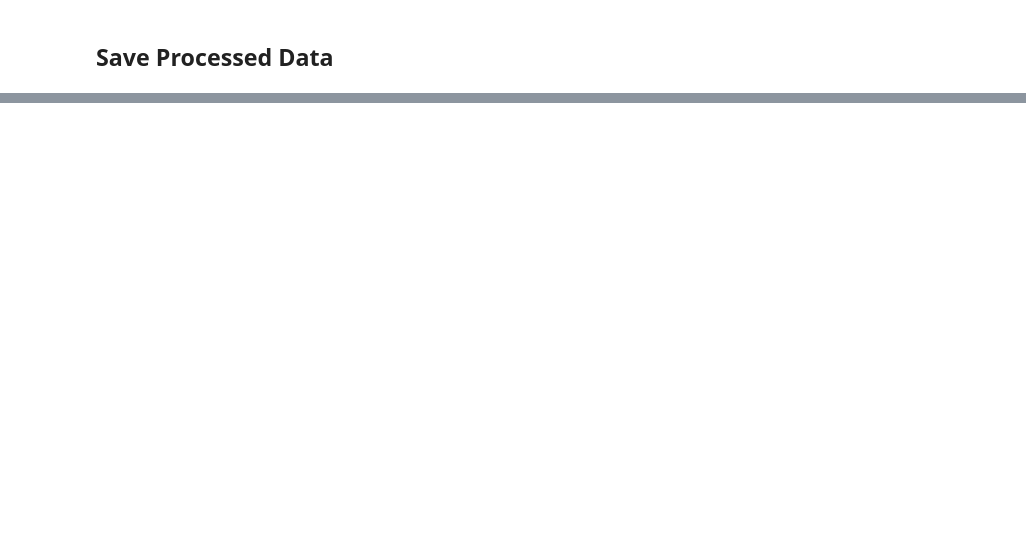
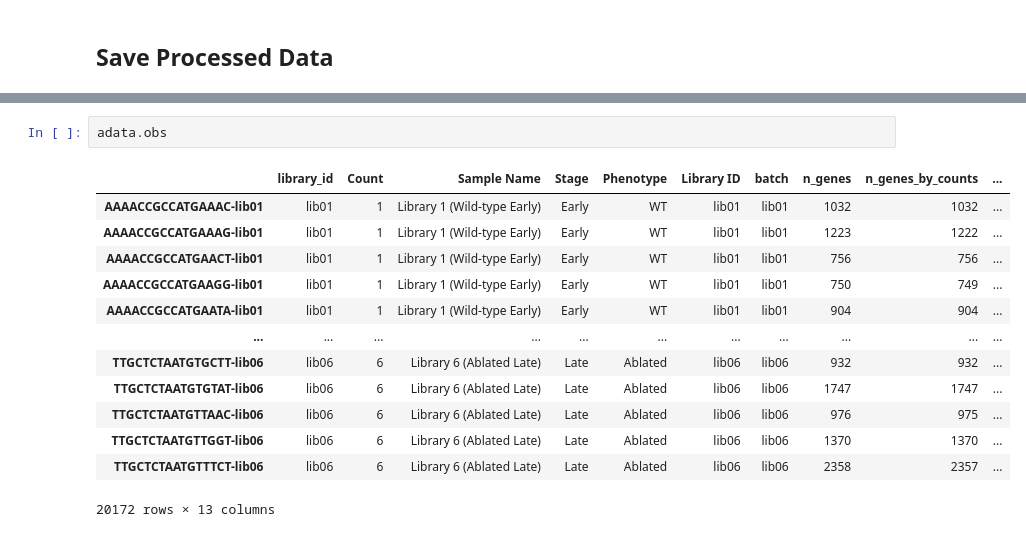
Before and after one commit to MiquelSendra/scParhyale, a Jupyter notebook: notebooks/scParhyale_analysis.ipynb, the cells around one changed output, grey strips where cells are left out. Saved outputs shown, nothing was run; the diff lists cells and outputs as text; blank space fills up the shorter version.

```diff
--- a/notebooks/scParhyale_analysis.ipynb
+++ b/notebooks/scParhyale_analysis.ipynb
@@ -138,0 +204,16 @@ adata.write("../scParhyale_data/processed/scParhyale_adata.h5ad")
+# %%
+adata.obs
+# %% [output]
+|  | library_id | Count | Sample Name | Stage | Phenotype | Library ID | batch | n_genes | n_genes_by_counts | ... |
+| AAAACCGCCATGAAAC-lib01 | lib01 | 1 | Library 1 (Wild-type Early) | Early | WT | lib01 | lib01 | 1032 | 1032 | ... |
+| AAAACCGCCATGAAAG-lib01 | lib01 | 1 | Library 1 (Wild-type Early) | Early | WT | lib01 | lib01 | 1223 | 1222 | ... |
+| AAAACCGCCATGAACT-lib01 | lib01 | 1 | Library 1 (Wild-type Early) | Early | WT | lib01 | lib01 | 756 | 756 | ... |
+| AAAACCGCCATGAAGG-lib01 | lib01 | 1 | Library 1 (Wild-type Early) | Early | WT | lib01 | lib01 | 750 | 749 | ... |
+| AAAACCGCCATGAATA-lib01 | lib01 | 1 | Library 1 (Wild-type Early) | Early | WT | lib01 | lib01 | 904 | 904 | ... |
+| ... | ... | ... | ... | ... | ... | ... | ... | ... | ... | ... |
+| TTGCTCTAATGTGCTT-lib06 | lib06 | 6 | Library 6 (Ablated Late) | Late | Ablated | lib06 | lib06 | 932 | 932 | ... |
+| TTGCTCTAATGTGTAT-lib06 | lib06 | 6 | Library 6 (Ablated Late) | Late | Ablated | lib06 | lib06 | 1747 | 1747 | ... |
+| TTGCTCTAATGTTAAC-lib06 | lib06 | 6 | Library 6 (Ablated Late) | Late | Ablated | lib06 | lib06 | 976 | 975 | ... |
+| TTGCTCTAATGTTGGT-lib06 | lib06 | 6 | Library 6 (Ablated Late) | Late | Ablated | lib06 | lib06 | 1370 | 1370 | ... |
+| TTGCTCTAATGTTTCT-lib06 | lib06 | 6 | Library 6 (Ablated Late) | Late | Ablated | lib06 | lib06 | 2358 | 2357 | ... |
+20172 rows × 13 columns
```
Also changed, not shown: parts of 14 cells of this notebook.
